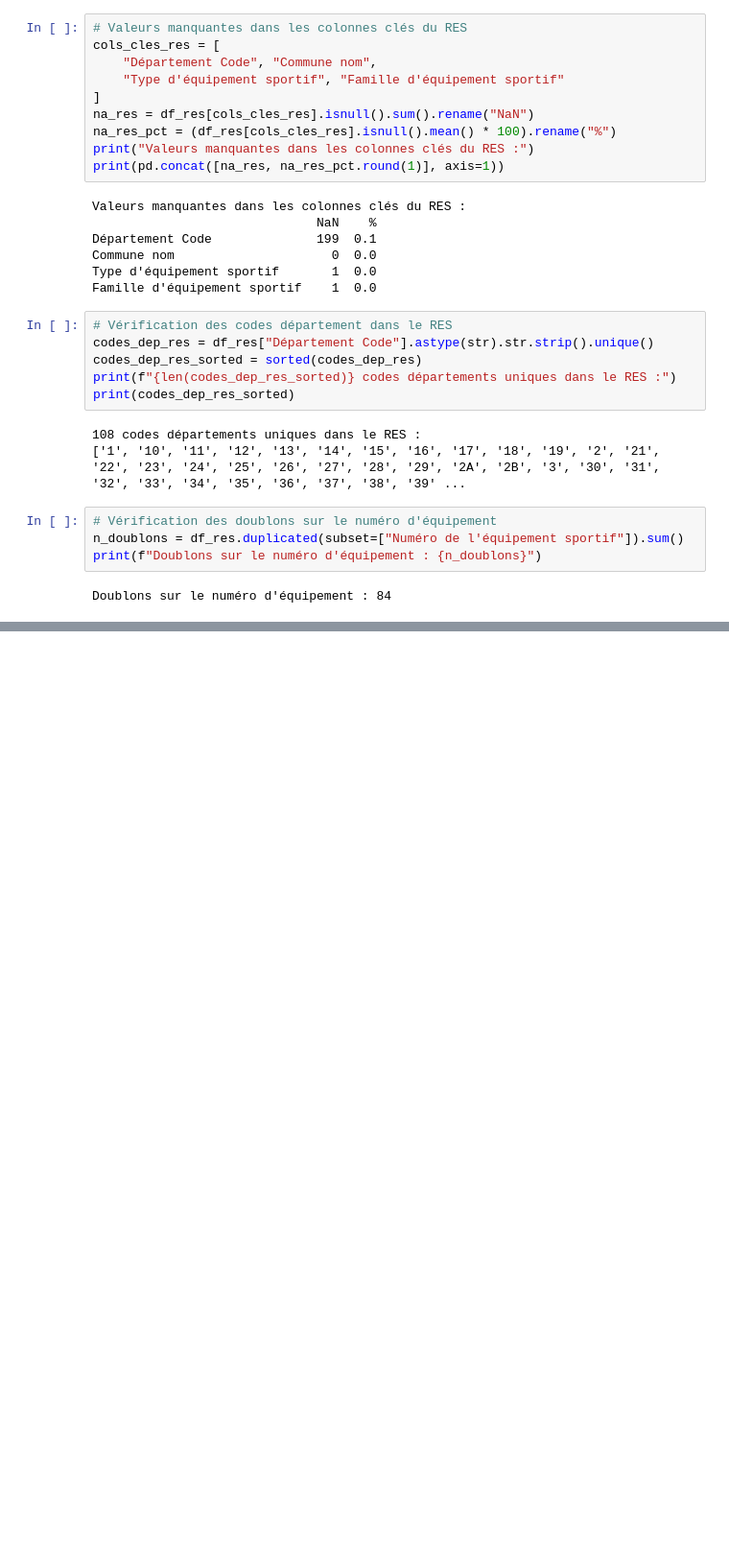
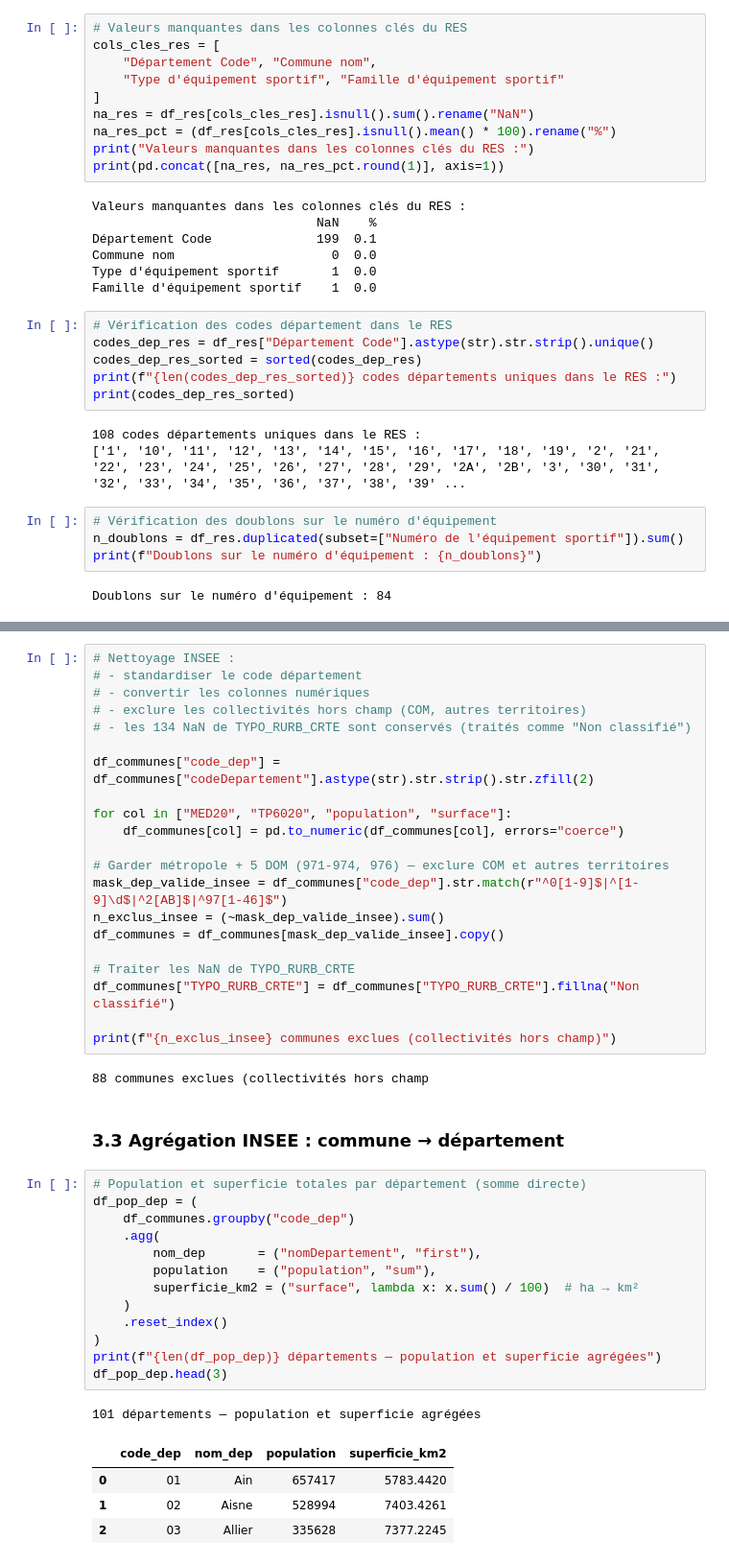
Before and after one commit to Luservant/projet_python, a Jupyter notebook: main.ipynb, the cells around one changed output, grey strips where cells are left out. Shown at 96% size. Saved outputs shown, nothing was run; the diff lists cells and outputs as text; blank space fills up the shorter version.

```diff
--- a/main.ipynb
+++ b/main.ipynb
@@ -173,0 +232,44 @@ RES nettoyé : 324,294 équipements
+# %%
+# Nettoyage INSEE :
+# - standardiser le code département
+# - convertir les colonnes numériques
+# - exclure les collectivités hors champ (COM, autres territoires)
+# - les 134 NaN de TYPO_RURB_CRTE sont conservés (traités comme "Non classifié")
+
+df_communes["code_dep"] = df_communes["codeDepartement"].astype(str).str.strip().str.zfill(2)
+
+for col in ["MED20", "TP6020", "population", "surface"]:
+    df_communes[col] = pd.to_numeric(df_communes[col], errors="coerce")
+
+# Garder métropole + 5 DOM (971-974, 976) — exclure COM et autres territoires
+mask_dep_valide_insee = df_communes["code_dep"].str.match(r"^0[1-9]$|^[1-9]\d$|^2[AB]$|^97[1-46]$")
+n_exclus_insee = (~mask_dep_valide_insee).sum()
+df_communes = df_communes[mask_dep_valide_insee].copy()
+
+# Traiter les NaN de TYPO_RURB_CRTE
+df_communes["TYPO_RURB_CRTE"] = df_communes["TYPO_RURB_CRTE"].fillna("Non classifié")
+
+print(f"{n_exclus_insee} communes exclues (collectivités hors champ)")
+# %% [output]
+88 communes exclues (collectivités hors champ
+# %% [markdown]
+### 3.3 Agrégation INSEE : commune → département
+# %%
+# Population et superficie totales par département (somme directe)
+df_pop_dep = (
+    df_communes.groupby("code_dep")
+    .agg(
+        nom_dep       = ("nomDepartement", "first"),
+        population    = ("population", "sum"),
+        superficie_km2 = ("surface", lambda x: x.sum() / 100)  # ha → km²
+    )
+    .reset_index()
+)
+print(f"{len(df_pop_dep)} départements — population et superficie agrégées")
+df_pop_dep.head(3)
+# %% [output]
+101 départements — population et superficie agrégées
+|  | code_dep | nom_dep | population | superficie_km2 |
+| 0 | 01 | Ain | 657417 | 5783.4420 |
+| 1 | 02 | Aisne | 528994 | 7403.4261 |
+| 2 | 03 | Allier | 335628 | 7377.2245 |
```
Also changed, not shown: parts of 12 cells of this notebook, 1 other file.
